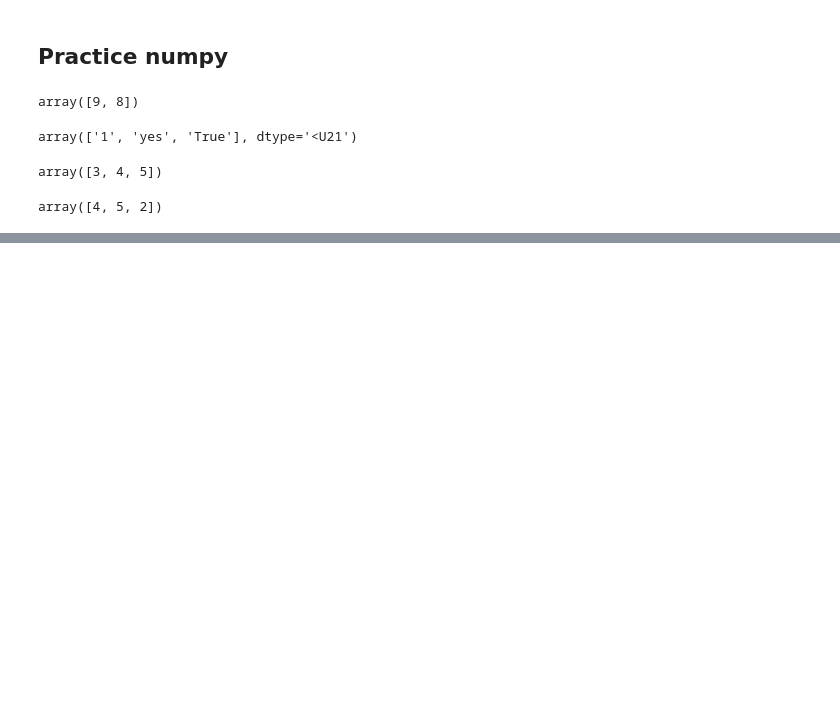
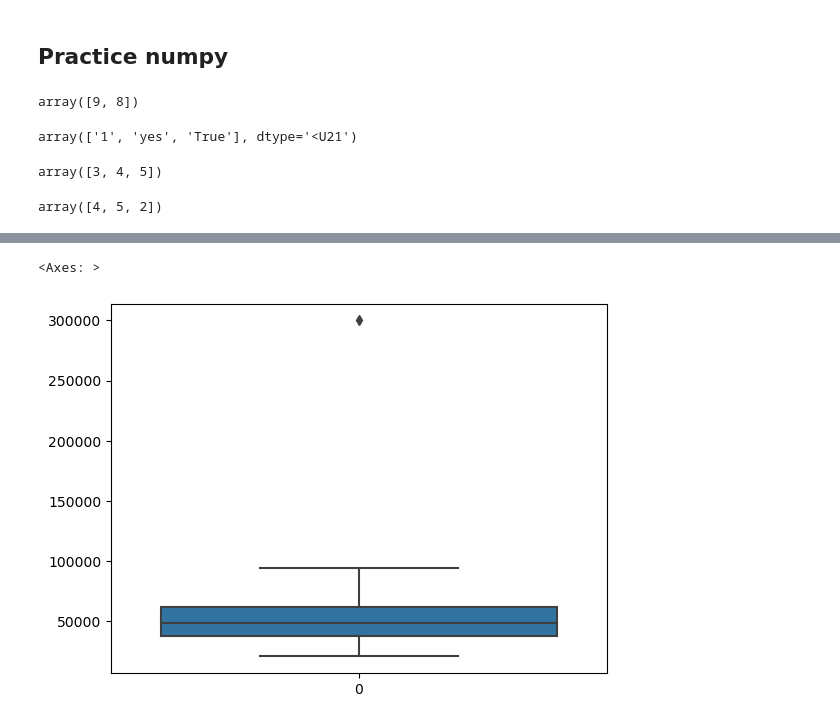
Before and after one commit to JinL-Zhang/Schulich_MBAN-6110-Data_Science-, a Jupyter notebook: check_envir.ipynb, the cells around one changed output, grey strips where cells are left out. Saved outputs shown, nothing was run; the diff lists cells and outputs as text; code cells hidden in the pictures; blank space fills up the shorter version.

```diff
--- a/check_envir.ipynb
+++ b/check_envir.ipynb
@@ -220,0 +248,11 @@ array([4, 5, 2])
+# %%
+# box plot tells if outlier exists
+# The first 25% of the numeric values of "Income" feature are the bottom uncolored section,
+# and the top 25% of the numeric values are the top uncolored section,
+# the colored section is 25% to 75% of the numeric values of Income
+
+# Use boxplot to know more about your customer distribution and preferences
+sns.boxplot(df.Income)
+# %% [output]
+<Axes: >
+[figure, added]
```
Also changed, not shown: parts of 14 cells of this notebook, 1 other file.
